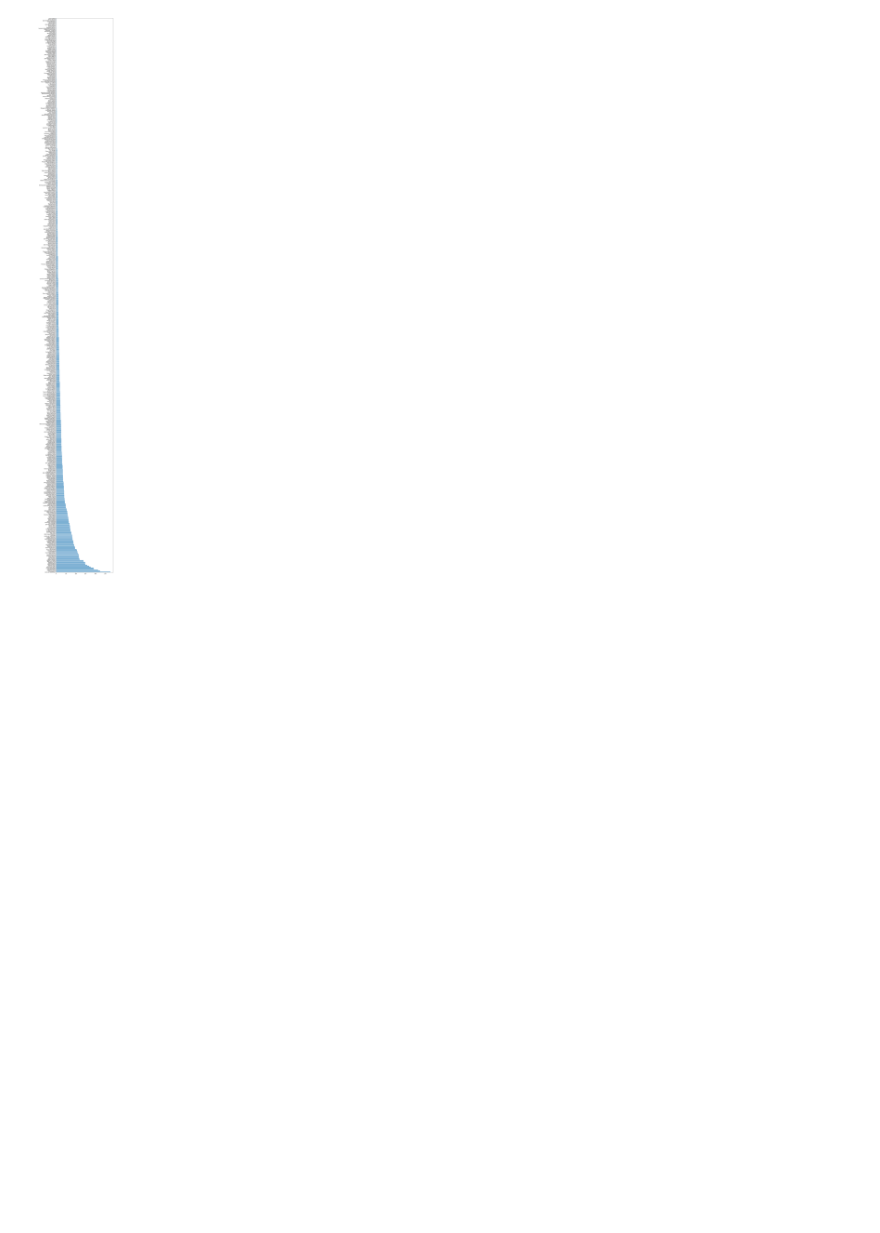
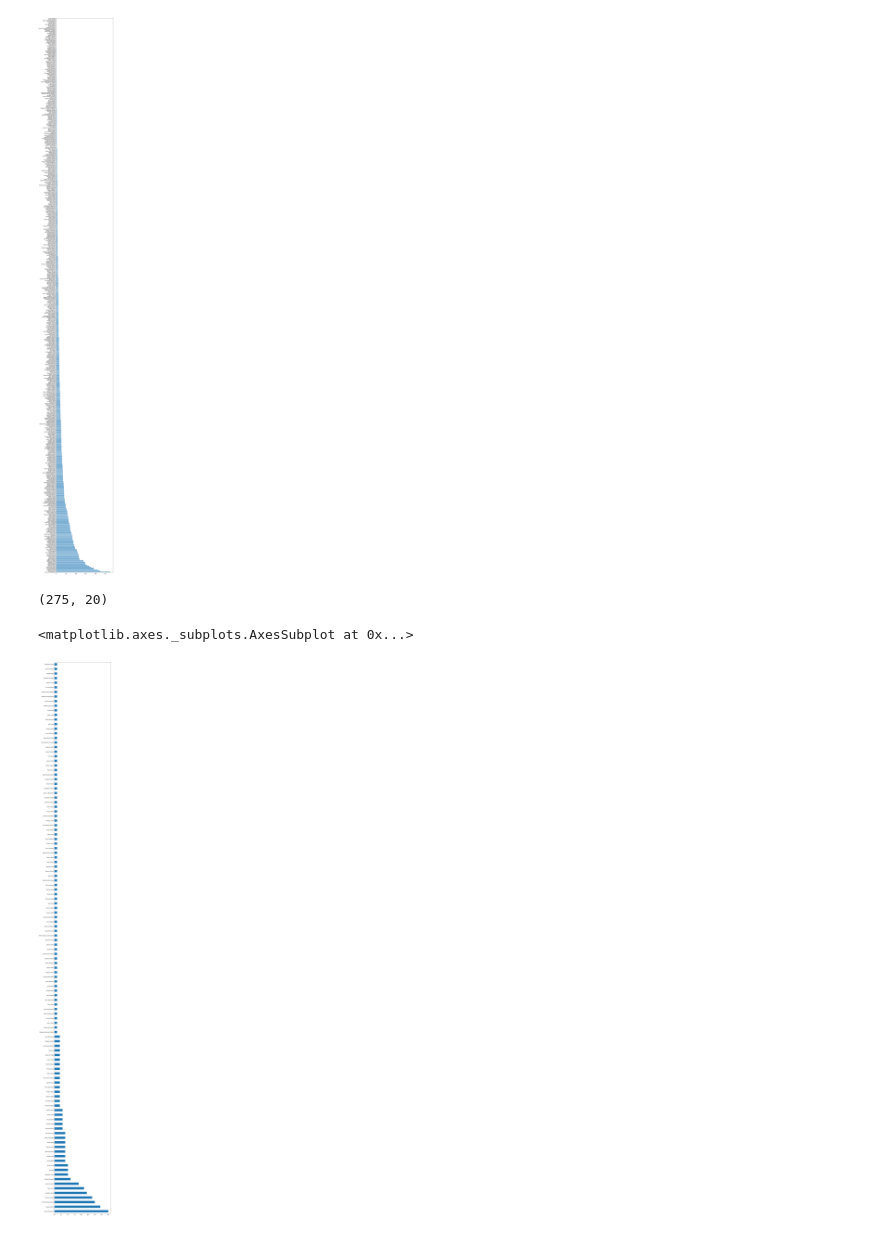
Before and after one commit to medialab/didascalies, a Jupyter notebook: notebooks/rankings.ipynb, the cells around one changed output. Cells and saved outputs as stored; diff of their text form; code cells hidden in the pictures; blank space fills up the shorter version.

```diff
--- a/notebooks/rankings.ipynb
+++ b/notebooks/rankings.ipynb
@@ -66,3 +66,9 @@ top_reaction(df,"ton","positif","parlementaire").plot(kind='barh',figsize=(10,10
 (13166, 20)
 <matplotlib.axes._subplots.AxesSubplot at 0x...>
 [figure]
+# %%
+top_reaction(df,"didascalie","rappel","parlementaire").plot(kind='barh',figsize=(10,100))
+# %% [output]
+(275, 20)
+<matplotlib.axes._subplots.AxesSubplot at 0x...>
+[figure, added]
```
